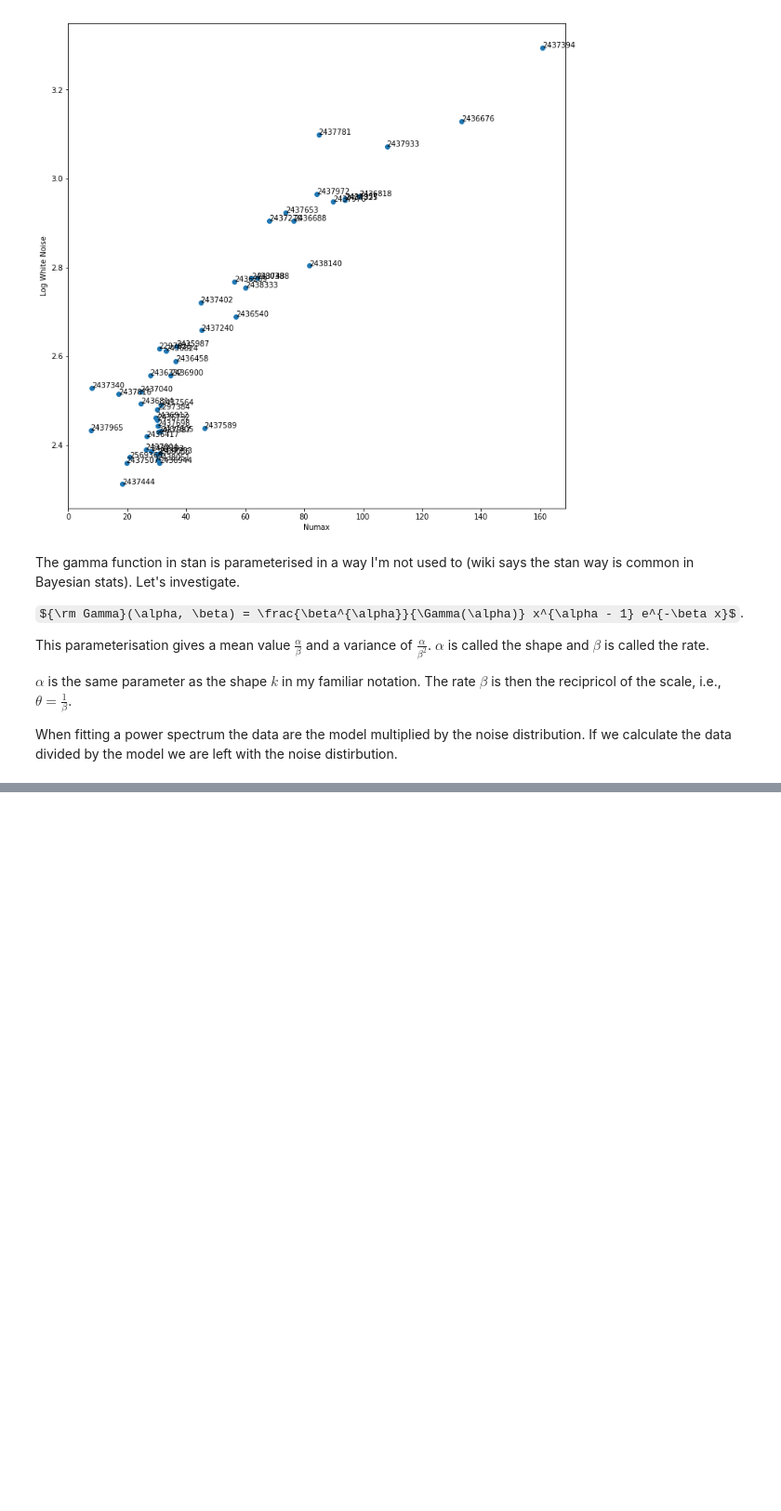
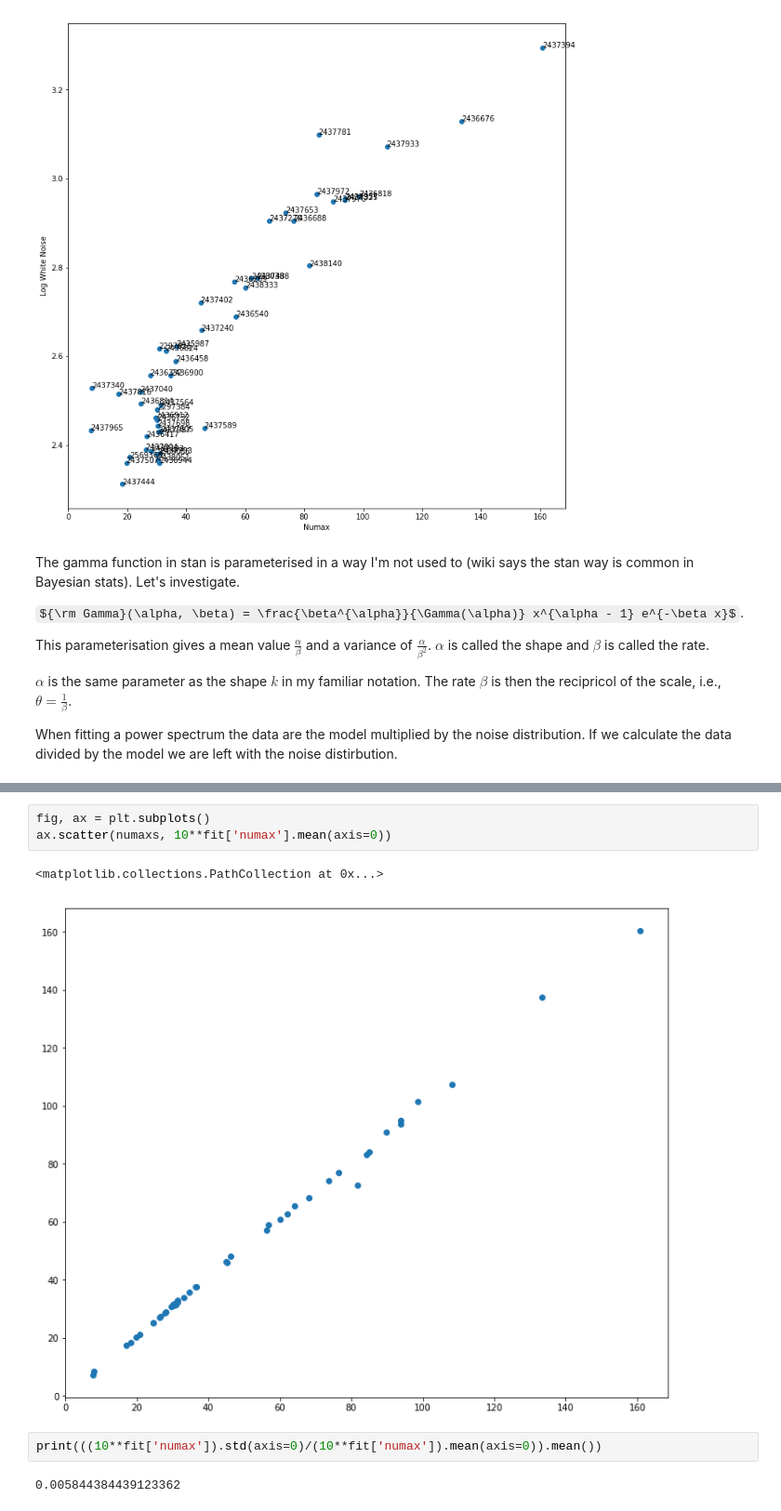
Before and after one commit to grd349/ClusterUp, a Jupyter notebook: coeff_lvars.ipynb, the cells around one changed output, grey strips where cells are left out. Shown at 93% size. Saved outputs shown, nothing was run; the diff lists cells and outputs as text; some formulas as TeX source; blank space fills up the shorter version.

```diff
--- a/coeff_lvars.ipynb
+++ b/coeff_lvars.ipynb
@@ -299,0 +298,10 @@ for i in range(0, n*n):
+# %%
+fig, ax = plt.subplots()
+ax.scatter(numaxs, 10**fit['numax'].mean(axis=0))
+# %% [output]
+<matplotlib.collections.PathCollection at 0x...>
+[figure, added]
+# %%
+print(((10**fit['numax']).std(axis=0)/(10**fit['numax']).mean(axis=0)).mean())
+# %% [output]
+0.005844384439123362
```
Also changed, not shown: parts of 8 cells of this notebook, 2 other files.
